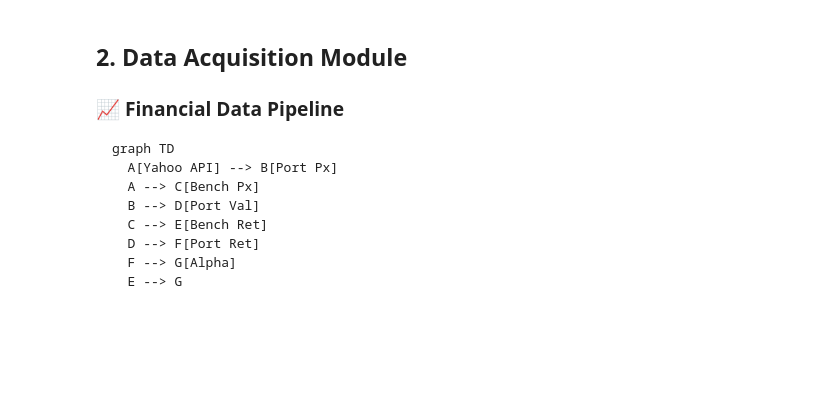
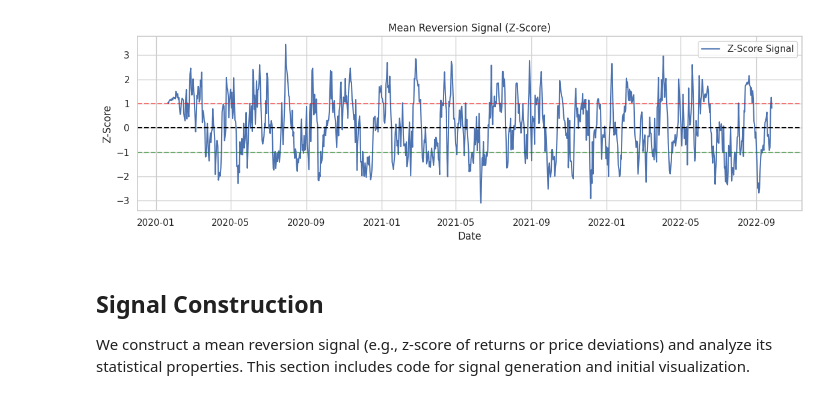
Before and after one commit to spinortechnologies/spinortechnologies, a Jupyter notebook: Strategies/MeanReversion/AntiAlphaDecay.ipynb, the cells around one changed output. Drawn from its saved outputs; the diff is of its cells as text; code cells hidden in the pictures; blank space fills up the shorter version.

````diff
--- a/Strategies/MeanReversion/AntiAlphaDecay.ipynb
+++ b/Strategies/MeanReversion/AntiAlphaDecay.ipynb
@@ -105,44 +682,26 @@ ERROR: No matching distribution found for threading
 # %%
-plt.style.use('seaborn-v0_8-whitegrid')
-sns.set_palette("deep")
-plt.rcParams.update({
-    'figure.figsize': (12, 6),
-    'font.size': 12,
-    'axes.titlesize': 16,
-    'axes.titleweight': 'bold',
-    'axes.labelsize': 14,
-    'xtick.labelsize': 12,
-    'ytick.labelsize': 12,
-    'legend.fontsize': 12,
-    'figure.dpi': 100
-})
+# Construct mean reversion signal (z-score)
+window = 20
+df['RollingMean'] = df['Price'].rolling(window).mean()
+df['RollingStd'] = df['Price'].rolling(window).std()
+df['ZScore'] = (df['Price'] - df['RollingMean']) / df['RollingStd']
 
-
-# Configuration
-PORTFOLIO = {
-    'AAPL': 0.4,    # Apple
-    'MSFT': 0.3,    # Microsoft
-    'GOOGL': 0.3    # Google
-}
-BENCHMARK = 'SPY'   # S&P 500 ETF
-RISK_FREE_RATE = 0.05  # Annual risk-free rate (5%)
-MONITORING_INTERVAL = 60  # Seconds between updates
-ALPHA_DECAY_THRESHOLD = -0.05  # Critical decay threshold
-ROLLING_WINDOW = 30  # Days for rolling alpha calculation
-CONFIDENCE_LEVEL = 0.95  # Statistical confidence level
-TREND_WINDOW = 5    # Days for trend detection
+# Visualize the z-score signal
+plt.figure(figsize=(12, 4))
+plt.plot(df.index, df['ZScore'], label='Z-Score Signal')
+plt.axhline(0, color='black', linestyle='--')
+plt.axhline(1, color='red', linestyle='--', alpha=0.5)
+plt.axhline(-1, color='green', linestyle='--', alpha=0.5)
+plt.title('Mean Reversion Signal (Z-Score)')
+plt.xlabel('Date')
+plt.ylabel('Z-Score')
+plt.legend()
+plt.tight_layout()
+plt.show()
+# %% [output]
+[figure, added]
 # %% [markdown]
-## 2. Data Acquisition Module
+## Signal Construction
 
-### 📈 Financial Data Pipeline
-
-```mermaid
-graph TD
-  A[Yahoo API] --> B[Port Px]
-  A --> C[Bench Px]
-  B --> D[Port Val]
-  C --> E[Bench Ret]
-  D --> F[Port Ret]
-  F --> G[Alpha]
-  E --> G
+We construct a mean reversion signal (e.g., z-score of returns or price deviations) and analyze its statistical properties. This section includes code for signal generation and initial visualization.
 # %%
````
Also changed, not shown: parts of 23 cells of this notebook, 2 other files.
